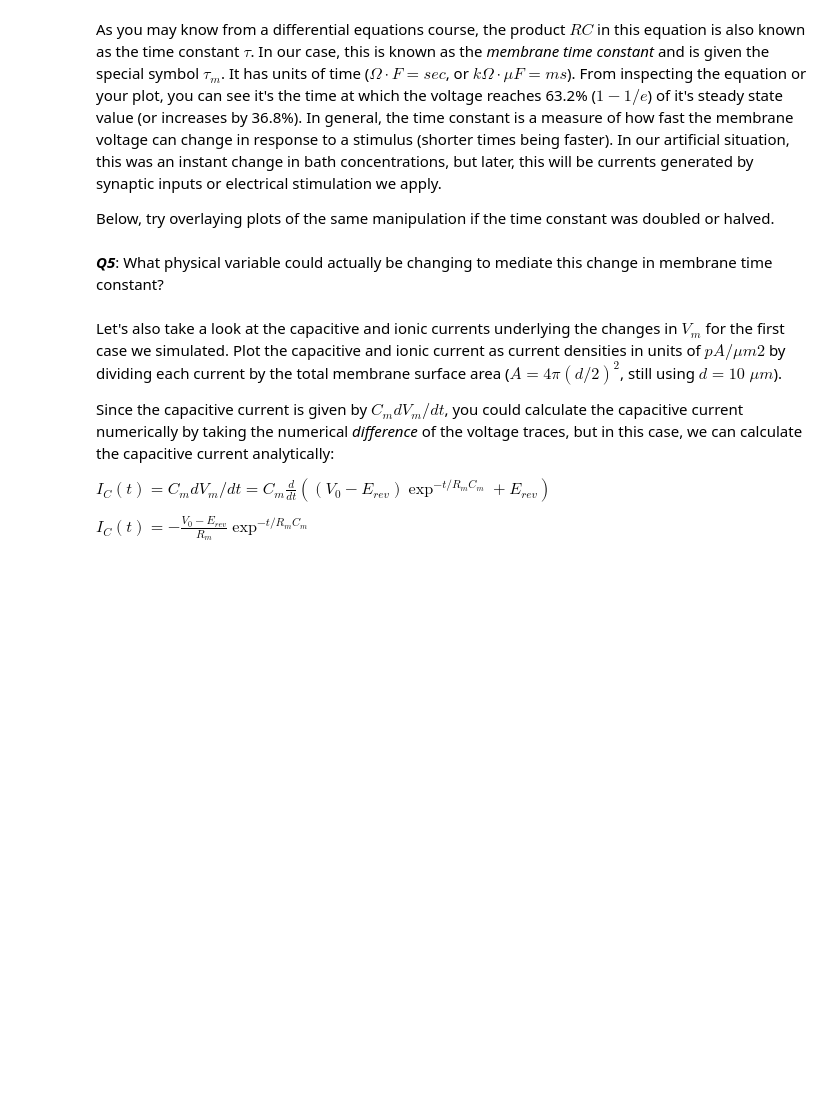
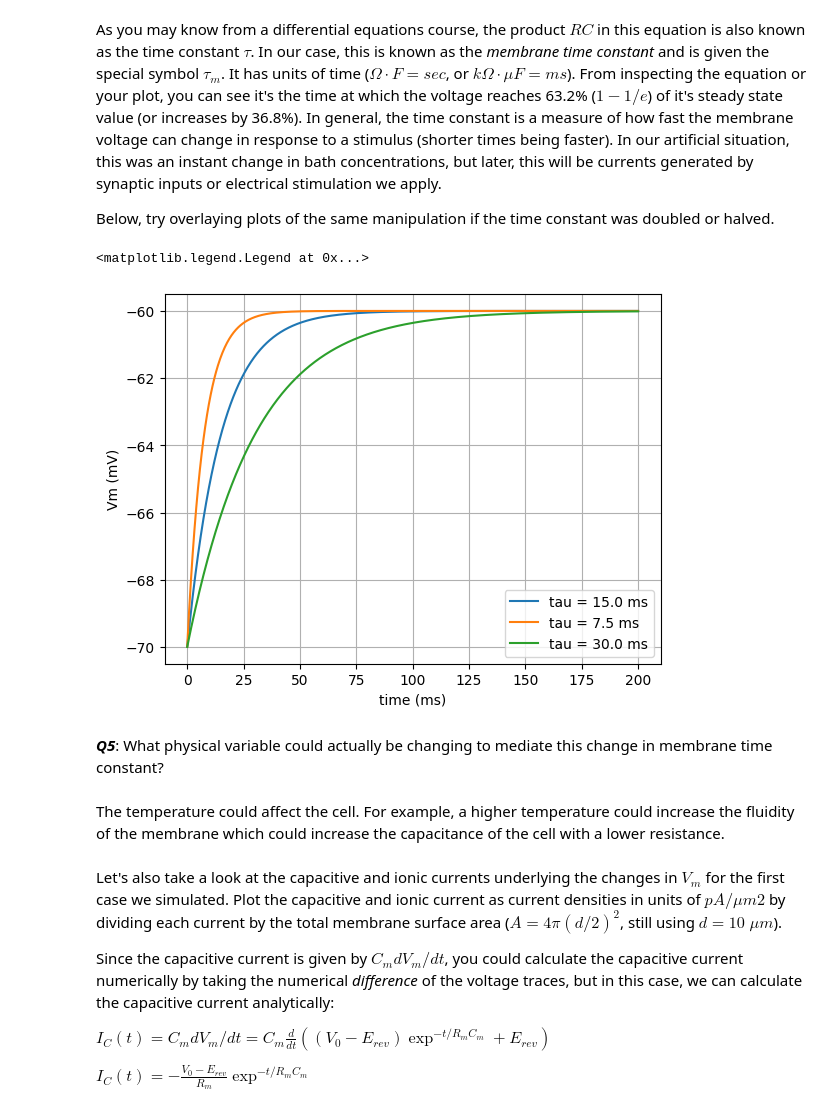
Before and after one commit to vincentyliu2001/BIO74.03-Exercises, a Jupyter notebook: CompModNervSys_exercise3.ipynb, the cells around one changed output. Cells and saved outputs as stored; diff of their text form; code cells hidden in the pictures; blank space fills up the shorter version.

```diff
--- a/CompModNervSys_exercise3.ipynb
+++ b/CompModNervSys_exercise3.ipynb
@@ -253,23 +279,28 @@ As you may know from a differential equations course, the product $RC$ in this e
 Below, try overlaying plots of the same manipulation if the time constant was doubled or halved.
 # %%
 # Your code goes here
-tau1 =
-tau2 =
-tau3 =
-Vm1 =
-Vm2 =
-Vm3 =
+tau1 = Rm*Cm
+tau2 = tau1*0.5
+tau3 = tau1*2
+Vm1 = (V_0-E_rev)*math.e**(-t/(tau1)) + E_rev
+Vm2 = (V_0-E_rev)*math.e**(-t/(tau2)) + E_rev
+Vm3 = (V_0-E_rev)*math.e**(-t/(tau3)) + E_rev
 fig = plt.figure()
 ax = fig.add_subplot(111)
 ax.plot(t*1e3,Vm1,label='tau = {:.1f} ms'.format(tau1*1e3))
 ax.plot(t*1e3,Vm2,label='tau = {:.1f} ms'.format(tau2*1e3))
 ax.plot(t*1e3,Vm3,label='tau = {:.1f} ms'.format(tau3*1e3))
 ax.set_xlabel('time (ms)')
 ax.set_ylabel('Vm (mV)')
 ax.grid(visible=True)
 ax.legend()
+# %% [output]
+<matplotlib.legend.Legend at 0x...>
+[figure, added]
 # %% [markdown]
 ***Q5***: What physical variable could actually be changing to mediate this change in membrane time constant?
+# %% [markdown]
+The temperature could affect the cell. For example, a higher temperature could increase the fluidity of the membrane which could increase the capacitance of the cell with a lower resistance.
 # %% [markdown]
 Let's also take a look at the capacitive and ionic currents underlying the changes in $V_{m}$ for the first case we simulated. Plot the capacitive and ionic current as current densities in units of $pA/\mu m2$ by dividing each current by the total membrane surface area ($A = 4\pi(d/2)^2$, still using $d = 10 \; \mu m$).
 
```
Also changed, not shown: parts of 10 cells of this notebook.
